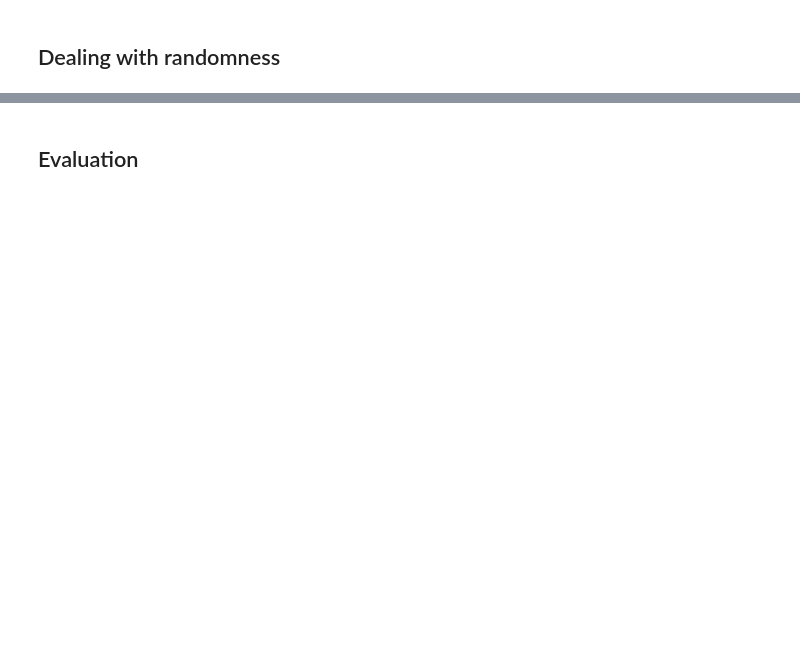
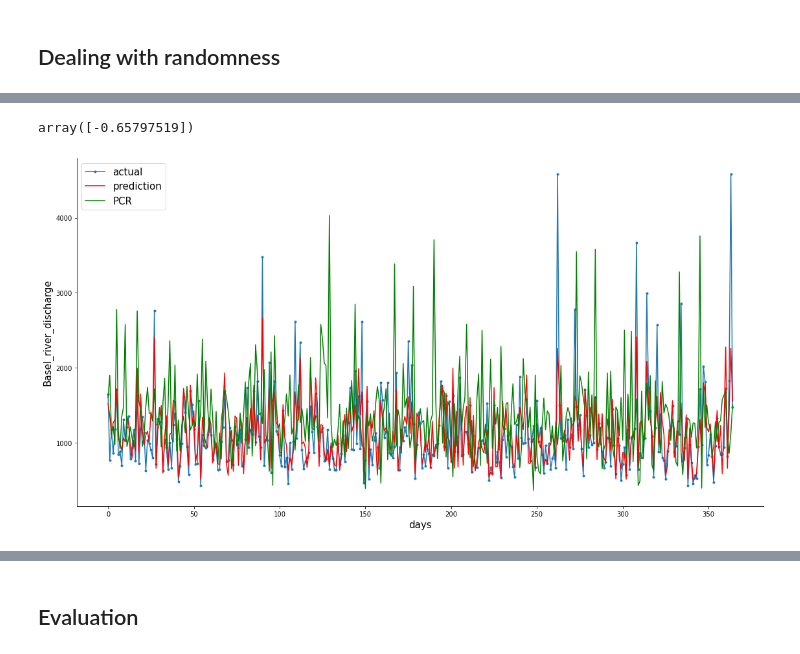
Before and after one commit to Maryam-Afshari/thesis, a Jupyter notebook: LSTM_Basel.ipynb, the cells around one changed output, grey strips where cells are left out. Cells and saved outputs as stored; diff of their text form; code cells hidden in the pictures; blank space fills up the shorter version.

```diff
--- a/LSTM_Basel.ipynb
+++ b/LSTM_Basel.ipynb
@@ -455,0 +533,43 @@ np.nanmean(kge_loaded)
+# %%
+# https://stackoverflow.com/questions/43702481/why-does-keras-lstm-batch-size-used-for-prediction-have-to-be-the-same-as-fittin :Why does Keras LSTM batch size used for prediction have to be the same as fitting batch size?
+
+# getting the result of pcr model
+pcr_pred = q_basel.pcr.values[len_:]
+
+# train-test split
+len_ = int(0.75*q_basel.shape[0])
+
+df_train_pcr = q_basel[:len_]
+df_test_pcr = q_basel[len_:]
+
+# making data in right shape
+pcr_X_train, pcr_y_train = get_X_y(df_train_pcr, 2000, 51)
+pcr_X_test, pcr_y_test = get_X_y(df_test_pcr, 731, 51)
+
+# normalize pcr_observation
+pcr_y_test_reshaped = np.reshape(pcr_y_test, (pcr_y_test.shape[0], 1))
+
+scaler = MinMaxScaler()
+pcr_y_test_scaled = scaler.fit_transform(pcr_y_test_reshaped)
+
+# nse for pcr
+nse_pcr = he.evaluator(he.nse, pcr_y_test_scaled, y_test_scaled)
+nse_pcr
+# %% [output]
+array([-0.65797519])
+# %%
+aa=[x for x in range(365)]
+plt.figure(figsize=(16,8))
+plt.plot(aa, Y_test[:365], marker='.', label="actual")
+plt.plot(aa, Y_pred[:365], 'r', label="prediction")
+plt.plot(aa, pcr_y_test [:365], "green", label ="PCR" )
+# plt.tick_params(left=False, labelleft=True) #remove ticks
+plt.tight_layout()
+sns.despine(top=True)
+plt.subplots_adjust(left=0.07)
+plt.ylabel('Basel_river_discharge', size=15)
+plt.xlabel('days', size=15)
+plt.legend(fontsize=15)
+plt.show();
+# %% [output]
+[figure, added]
```
Also changed, not shown: parts of 75 cells of this notebook.
